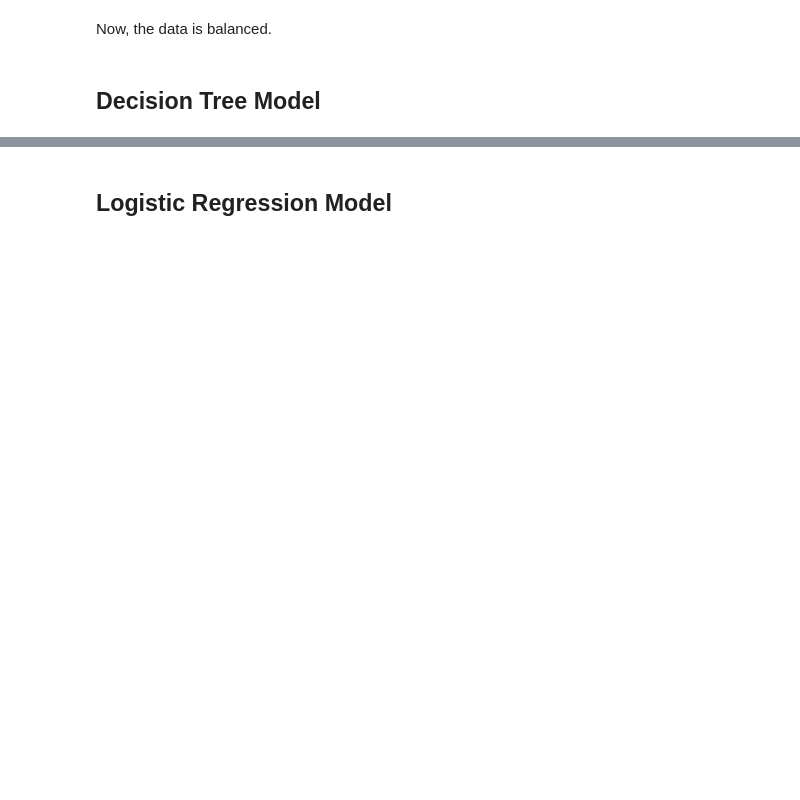
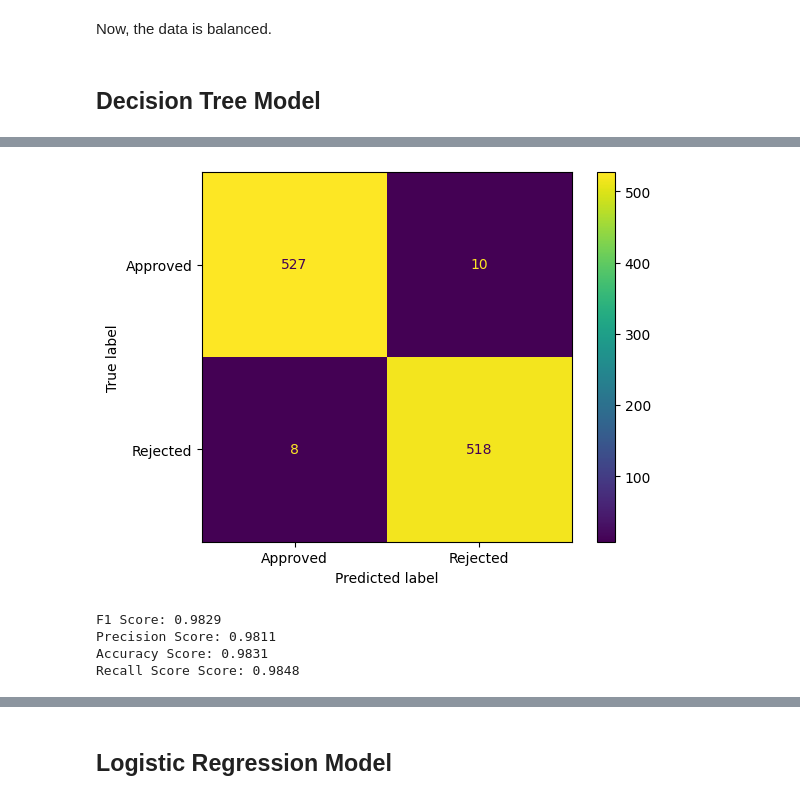
Before and after one commit to AamirJafaq/-Loan-Approval-Prediction-Description, a Jupyter notebook: Loan_Approval_Prediction.ipynb, the cells around one changed output, grey strips where cells are left out. Cells and saved outputs as stored; diff of their text form; code cells hidden in the pictures; blank space fills up the shorter version.

```diff
--- a/Loan_Approval_Prediction.ipynb
+++ b/Loan_Approval_Prediction.ipynb
@@ -64,6 +68,8 @@ Data columns (total 13 columns):
  12  loan_status               4269 non-null   object
 dtypes: int64(10), object(3)
 memory usage: 433.7+ KB
+# %%
+data.drop_duplicates(keep="first", inplace=True)
 # %%
 data.drop(columns=["loan_id"], inplace=True)
 # %%
@@ -129,0 +120,12 @@ After SMOTENC: Counter({' Approved': 2656, ' Rejected': 2656})
+# %%
+balanced = True
+if balanced:
+# Before resampling
+  print("Before SMOTENC:", Counter(data["loan_status"]))
+  categorical_indices=X.columns.get_indexer(X.select_dtypes(["object"]).columns).tolist()
+  categorical_indices
+  smotenc = SMOTENC(categorical_features=categorical_indices, random_state=20)
+  X_bal, y_bal=smotenc.fit_resample(X, y)
+  print("After SMOTENC:", Counter(y_bal))
+else:
+  X_bal, y_bal=X,y
@@ -137,4 +142,8 @@ from sklearn.preprocessing import LabelEncoder
 # %%
 col_cat=X_bal.select_dtypes(["object"]).columns.tolist()
 col_num=X_bal.select_dtypes(["int64", "float64"]).columns.tolist()
+# %%
+lab_enc=LabelEncoder()
+y_bal=lab_enc.fit_transform(y_bal)
+ord_enc=OrdinalEncoder(categories=[["Not Graduate", "Graduate"], ["No", "Yes"]])
 # %%
@@ -157 +162,4 @@ DecisionTreeClassifier()
+# %%
+y_pred_e=tree_cla.predict(X_test)
+y_pred=lab_enc.inverse_transform(y_test)
 # %%
@@ -158,0 +180,17 @@ from sklearn.metrics import classification_report, confusion_matrix, precision_s
+# %%
+labels = lab_enc.classes_
+disp = ConfusionMatrixDisplay(confusion_matrix=confusion_matrix(y_test, y_pred_e), display_labels=labels)
+disp.plot()
+plt.show()
+# %% [output]
+[figure, added]
+# %%
+print(f"""F1 Score: {f1_score(y_test, y_pred_e):.4f}
+Precision Score: {precision_score(y_test, y_pred_e):.4f}
+Accuracy Score: {accuracy_score(y_test, y_pred_e):.4f}
+Recall Score Score: {recall_score(y_test, y_pred_e):.4f}""" )
+# %% [output]
+F1 Score: 0.9829
+Precision Score: 0.9811
+Accuracy Score: 0.9831
+Recall Score Score: 0.9848
```
Also changed, not shown: parts of 29 cells of this notebook.
